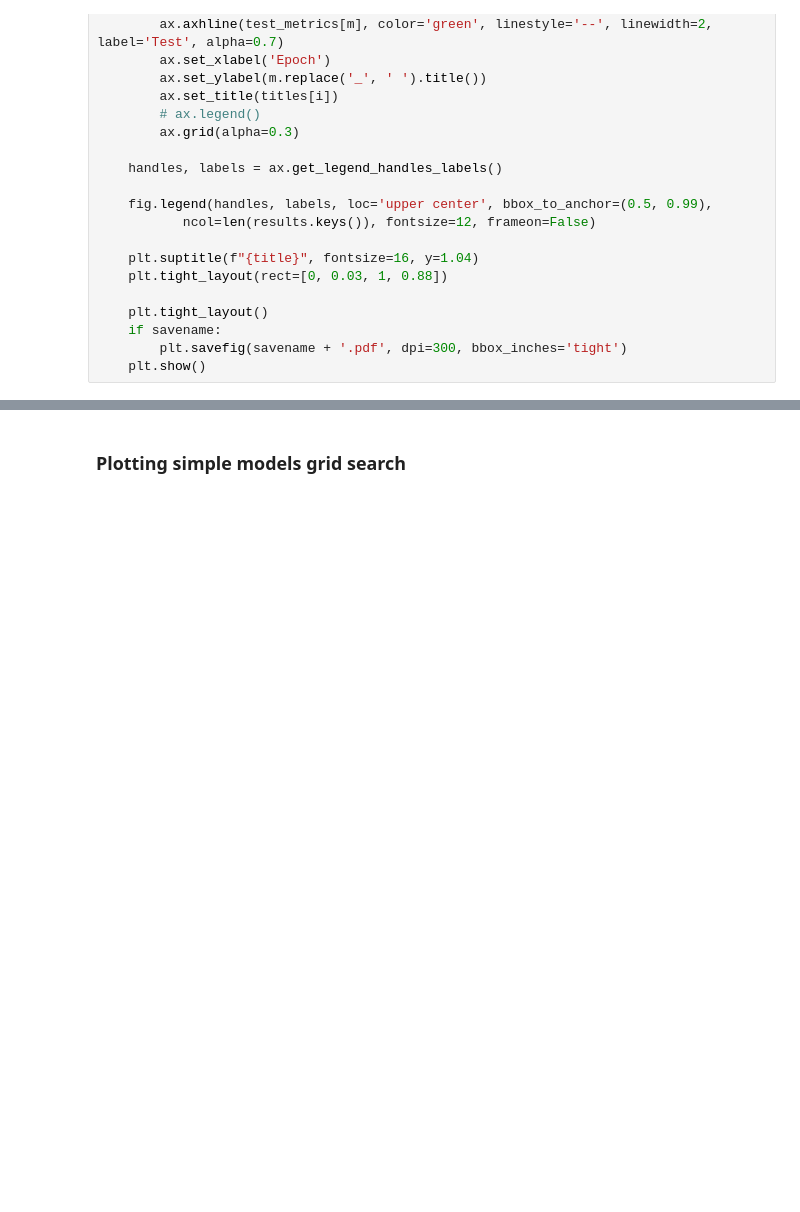
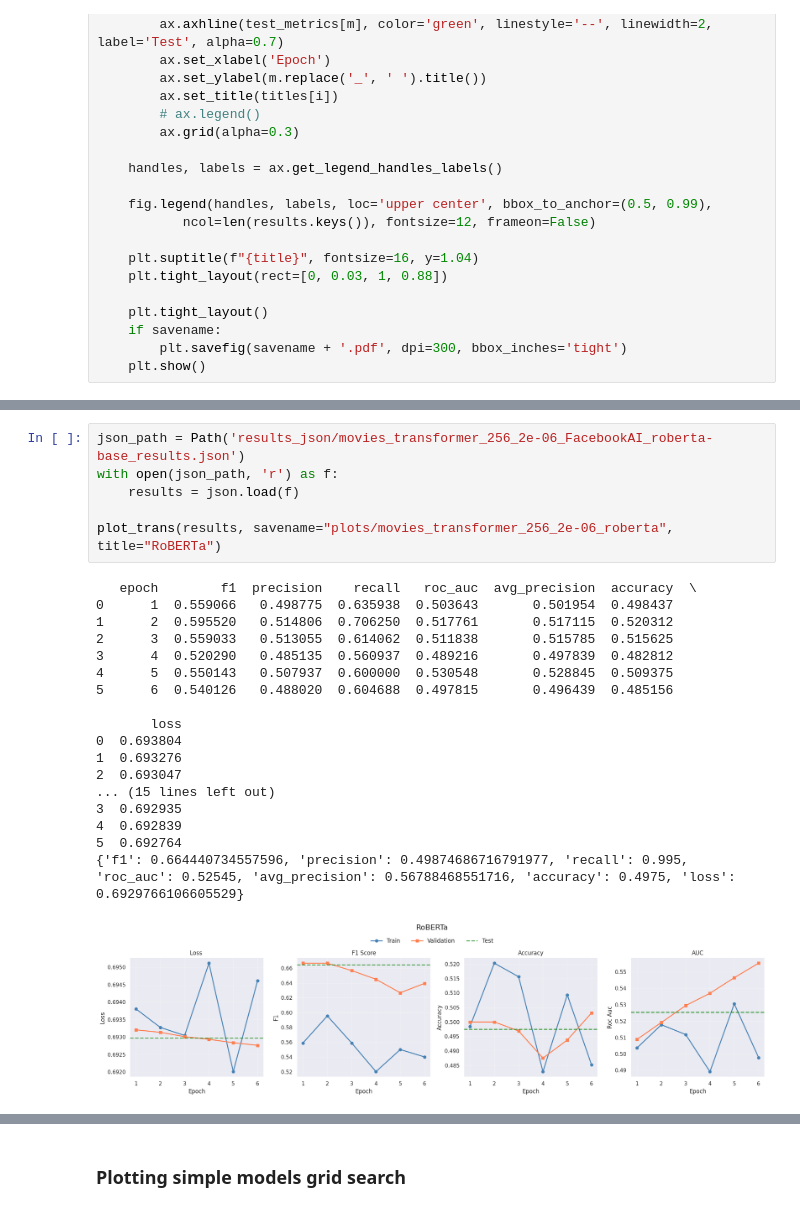
Before and after one commit to alan-man/tal-projet, a Jupyter notebook: plots_models.ipynb, the cells around one changed output, grey strips where cells are left out. Cells and saved outputs as stored; diff of their text form; blank space fills up the shorter version.

```diff
--- a/plots_models.ipynb
+++ b/plots_models.ipynb
@@ -467,0 +524,25 @@ plot_trans(results, savename="plots/movies_trans_bert_20ep_128ml", title="BERT")
+# %%
+json_path = Path('results_json/movies_transformer_256_2e-06_FacebookAI_roberta-base_results.json')
+with open(json_path, 'r') as f:
+    results = json.load(f)
+
+plot_trans(results, savename="plots/movies_transformer_256_2e-06_roberta", title="RoBERTa")
+# %% [output]
+   epoch        f1  precision    recall   roc_auc  avg_precision  accuracy  \
+0      1  0.559066   0.498775  0.635938  0.503643       0.501954  0.498437
+1      2  0.595520   0.514806  0.706250  0.517761       0.517115  0.520312
+2      3  0.559033   0.513055  0.614062  0.511838       0.515785  0.515625
+3      4  0.520290   0.485135  0.560937  0.489216       0.497839  0.482812
+4      5  0.550143   0.507937  0.600000  0.530548       0.528845  0.509375
+5      6  0.540126   0.488020  0.604688  0.497815       0.496439  0.485156
+
+       loss
+0  0.693804
+1  0.693276
+2  0.693047
+... (15 lines left out)
+3  0.692935
+4  0.692839
+5  0.692764
+{'f1': 0.664440734557596, 'precision': 0.49874686716791977, 'recall': 0.995, 'roc_auc': 0.52545, 'avg_precision': 0.56788468551716, 'accuracy': 0.4975, 'loss': 0.6929766106605529}
+[figure, added]
```
Also changed, not shown: parts of 7 cells of this notebook, 7 other files.
